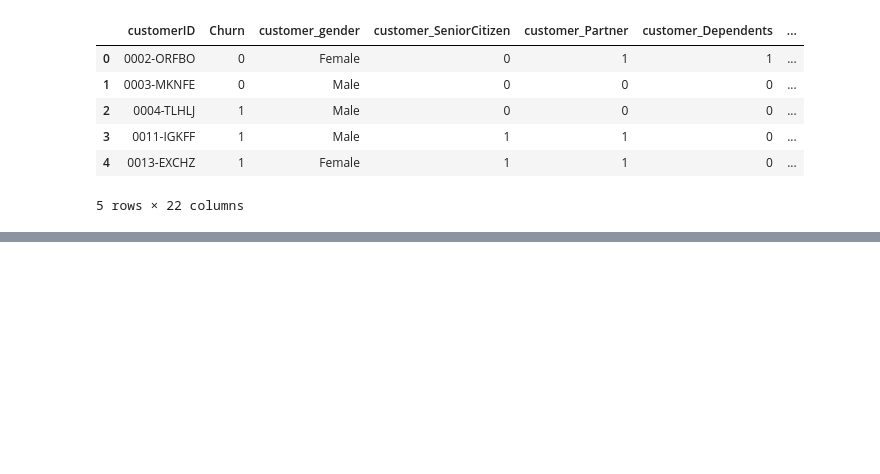
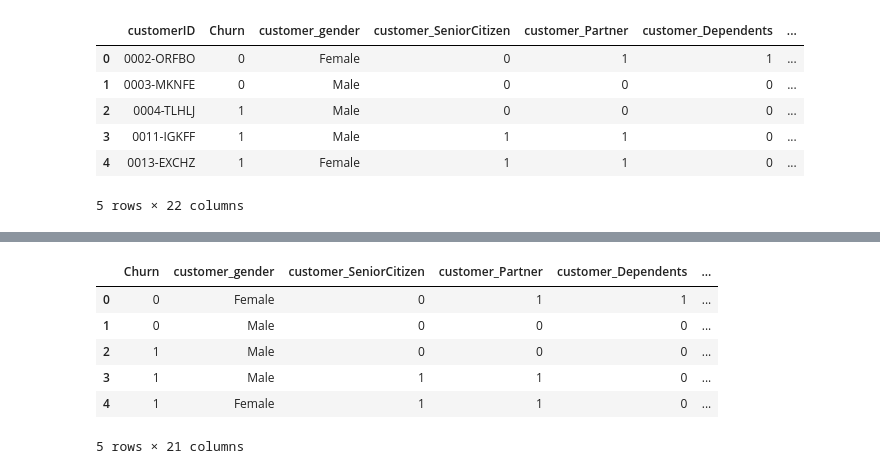
Before and after one commit to Fvargasv/Challenge-Telecom-X-Parte-2, a Jupyter notebook: Telecom_X_parte_2.ipynb, the cells around one changed output, grey strips where cells are left out. Cells and saved outputs as stored; diff of their text form; code cells hidden in the pictures; blank space fills up the shorter version.

```diff
--- a/Telecom_X_parte_2.ipynb
+++ b/Telecom_X_parte_2.ipynb
@@ -15,0 +34,12 @@ datos.head()
+# %%
+#Eliminamos la columna customerID, ya que no entrega información útil que influya en la decisión de quedarse o irse de la compañía
+datos = datos.drop(['customerID'], axis=1)
+datos.head()
+# %% [output]
+|  | Churn | customer_gender | customer_SeniorCitizen | customer_Partner | customer_Dependents | ... |
+| 0 | 0 | Female | 0 | 1 | 1 | ... |
+| 1 | 0 | Male | 0 | 0 | 0 | ... |
+| 2 | 1 | Male | 0 | 0 | 0 | ... |
+| 3 | 1 | Male | 1 | 1 | 0 | ... |
+| 4 | 1 | Female | 1 | 1 | 0 | ... |
+5 rows × 21 columns
```
Also changed, not shown: parts of 4 cells of this notebook.
